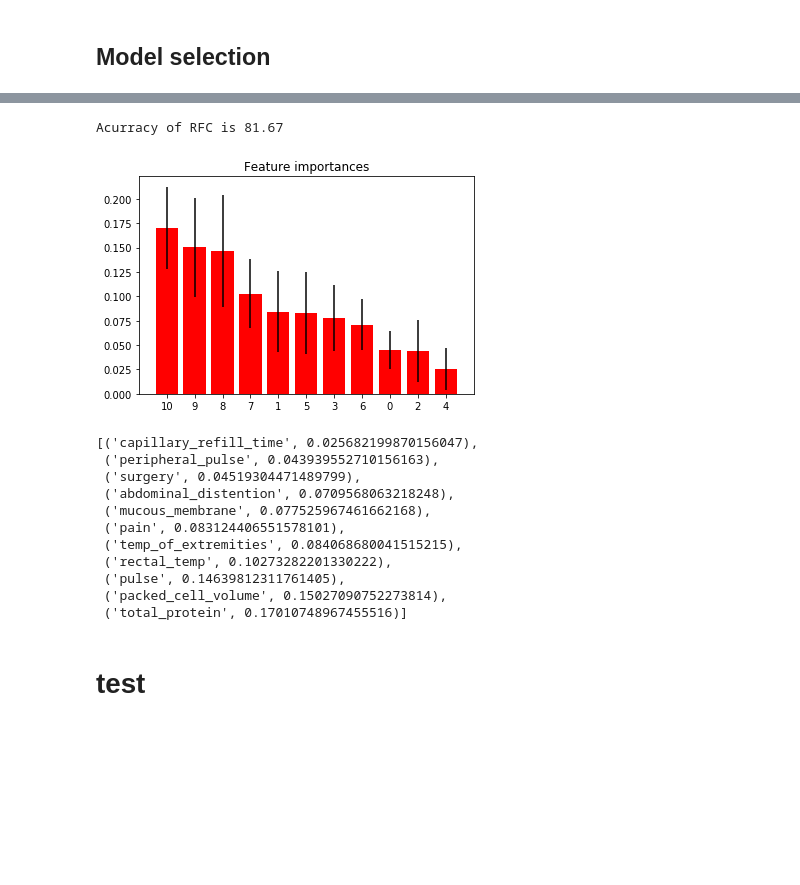
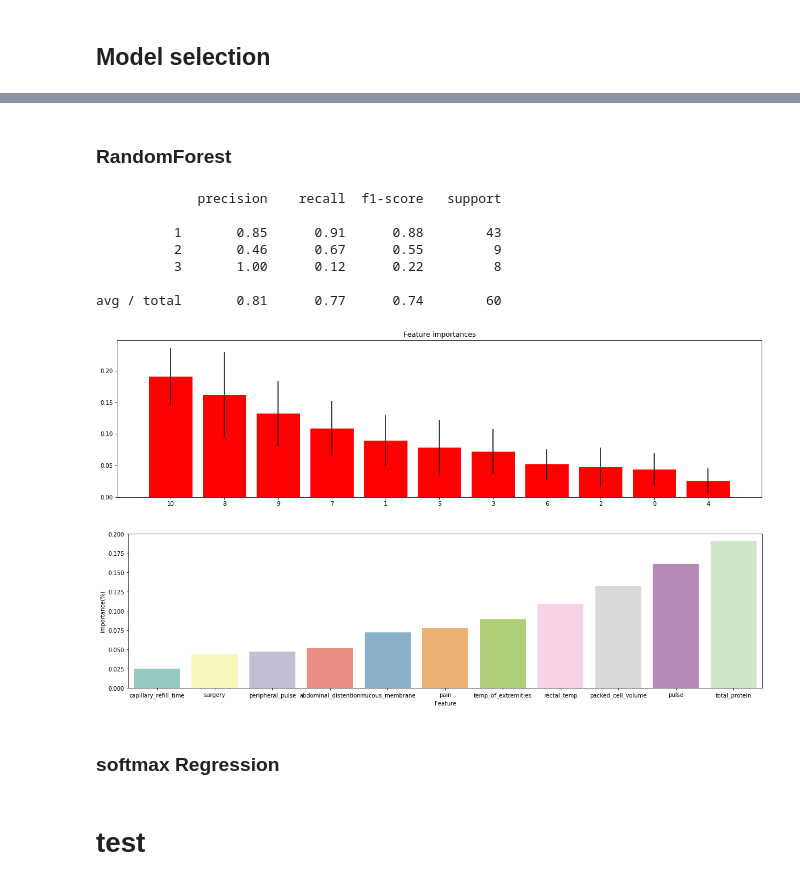
Before and after one commit to sooooner/horse_colic, a Jupyter notebook: horse-colic.ipynb, the cells around one changed output, grey strips where cells are left out. Saved outputs shown, nothing was run; the diff lists cells and outputs as text; code cells hidden in the pictures; blank space fills up the shorter version.

Commit message:
modeling

```diff
--- a/horse-colic.ipynb
+++ b/horse-colic.ipynb
@@ -643 +537,6 @@ plt.show()
+# %%
+dfX = df[feat_selec].drop('outcome', axis=1)
+dfy = df[feat_selec]['outcome']
+
+X_train, X_test, y_train, y_test = train_test_split(dfX, dfy, test_size=0.20, random_state=10)
 # %% [markdown]
@@ -675,7 +562,2 @@ X_train, X_test, y_train, y_test = train_test_split(dfX, dfy, test_size=0.20, ra
 # %% [markdown]
 ## Model selection
-# %%
-model = RandomForestClassifier(n_estimators=100)
-model.fit(X_train, y_train)
-
-print(classification_report(y_test, model.predict(X_test)))
@@ -710,0 +587,5 @@ Acurracy of KNN is 80.00
+# %%
+model_OVS= OneVsRestClassifier(LogisticRegression())
+model_OVS.fit(X_train, y_train)
+
+print(classification_report(y_test, model_OVS.predict(X_test)))
@@ -711,22 +600,31 @@ Acurracy of KNN is 80.00
+# %% [markdown]
+### RandomForest
 # %%
-model = RandomForestClassifier(n_estimators=30, random_state=None)
-model.fit(X_train, y_train)
-print('Acurracy of ' + 'RFC' + ' is {0:.2f}'.format(model.score(X_test, y_test)*100))
+model_rfc = RandomForestClassifier(n_estimators=30, random_state=None)
+model_rfc.fit(X_train, y_train)
+
+print(classification_report(y_test, model_rfc.predict(X_test)))
 # %% [output]
-Acurracy of RFC is 81.67
+             precision    recall  f1-score   support
+
+          1       0.85      0.91      0.88        43
+          2       0.46      0.67      0.55         9
+          3       1.00      0.12      0.22         8
+
+avg / total       0.81      0.77      0.74        60
 # %%
-importances = model.feature_importances_
+importances = model_rfc.feature_importances_
 
-std = np.std([tree.feature_importances_ for tree in model.estimators_], axis=0)
+std = np.std([tree.feature_importances_ for tree in model_rfc.estimators_], axis=0)
 indices = np.argsort(importances)[::-1]
 
 plt.title("Feature importances")
-plt.bar(range(X_train.shape[1]), importances[indices], color="r", yerr=std[indices], align="center")
+plt.bar(range(X_train.shape[1]), importances[indices], color='r', yerr=std[indices], align="center")
 plt.xticks(range(X_train.shape[1]), indices)
 plt.xlim([-1, X_train.shape[1]])
 plt.show()
 # %% [output]
-[figure, old version]
+[figure, new version]
 # %%
 imp_dict = dict()
 for i, j in zip(X_train.columns, importances):
@@ -734,16 +632,12 @@ for i, j in zip(X_train.columns, importances):
 # %%
 import operator
 sorted_x = sorted(imp_dict.items(), key=operator.itemgetter(1))
-sorted_x
+aa = pd.DataFrame(sorted_x, columns=['Feature', 'importance(%)'])
-# %% [output]
-[('capillary_refill_time', 0.025682199870156047),
- ('peripheral_pulse', 0.043939552710156163),
- ('surgery', 0.04519304471489799),
- ('abdominal_distention', 0.0709568063218248),
- ('mucous_membrane', 0.077525967461662168),
- ('pain', 0.083124406551578101),
- ('temp_of_extremities', 0.084068680041515215),
- ('rectal_temp', 0.10273282201330222),
- ('pulse', 0.14639812311761405),
- ('packed_cell_volume', 0.15027090752273814),
- ('total_protein', 0.17010748967455516)]
+# %%
+plt.figure(figsize=(20, 5))
+sns.barplot(x='Feature', y='importance(%)', data=aa, palette="Set3")
+plt.show()
+# %% [output]
+[figure, added]
+# %% [markdown]
+### softmax Regression
```
Also changed, not shown: parts of 59 cells of this notebook, 1 other file.
